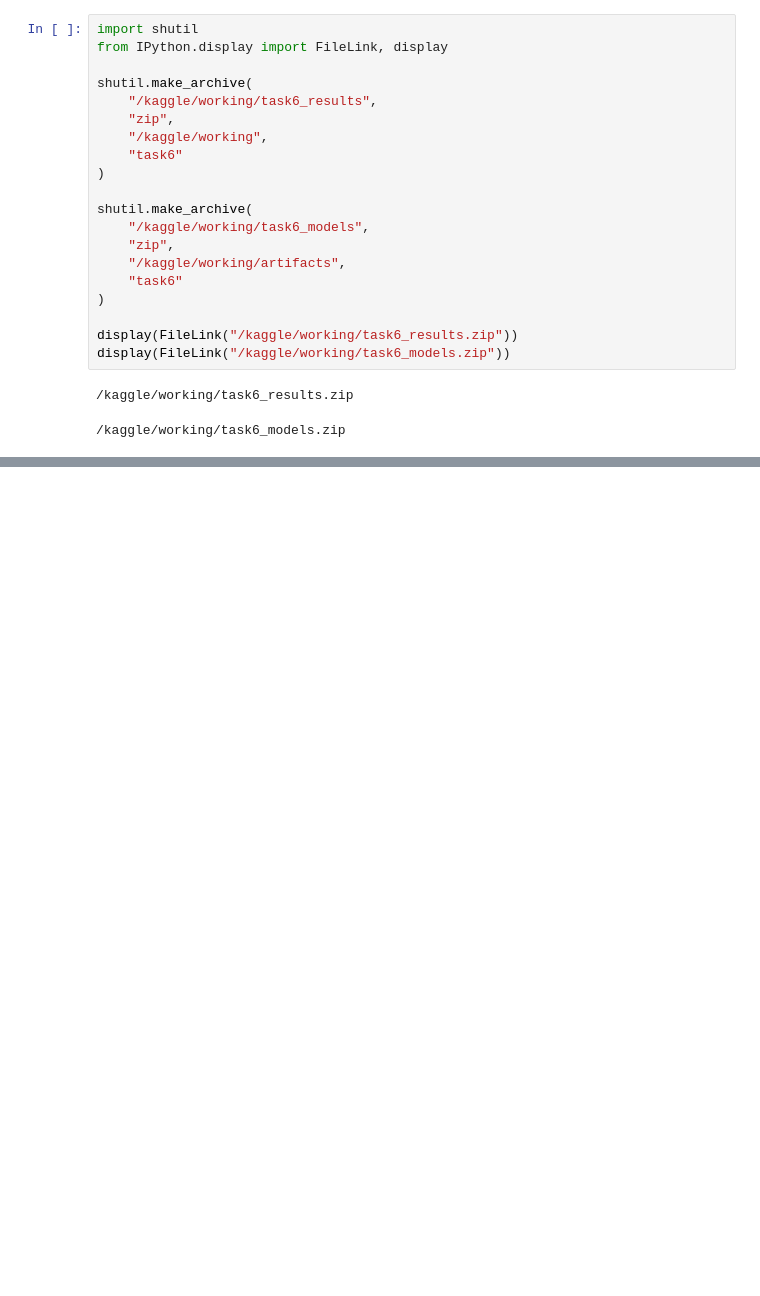
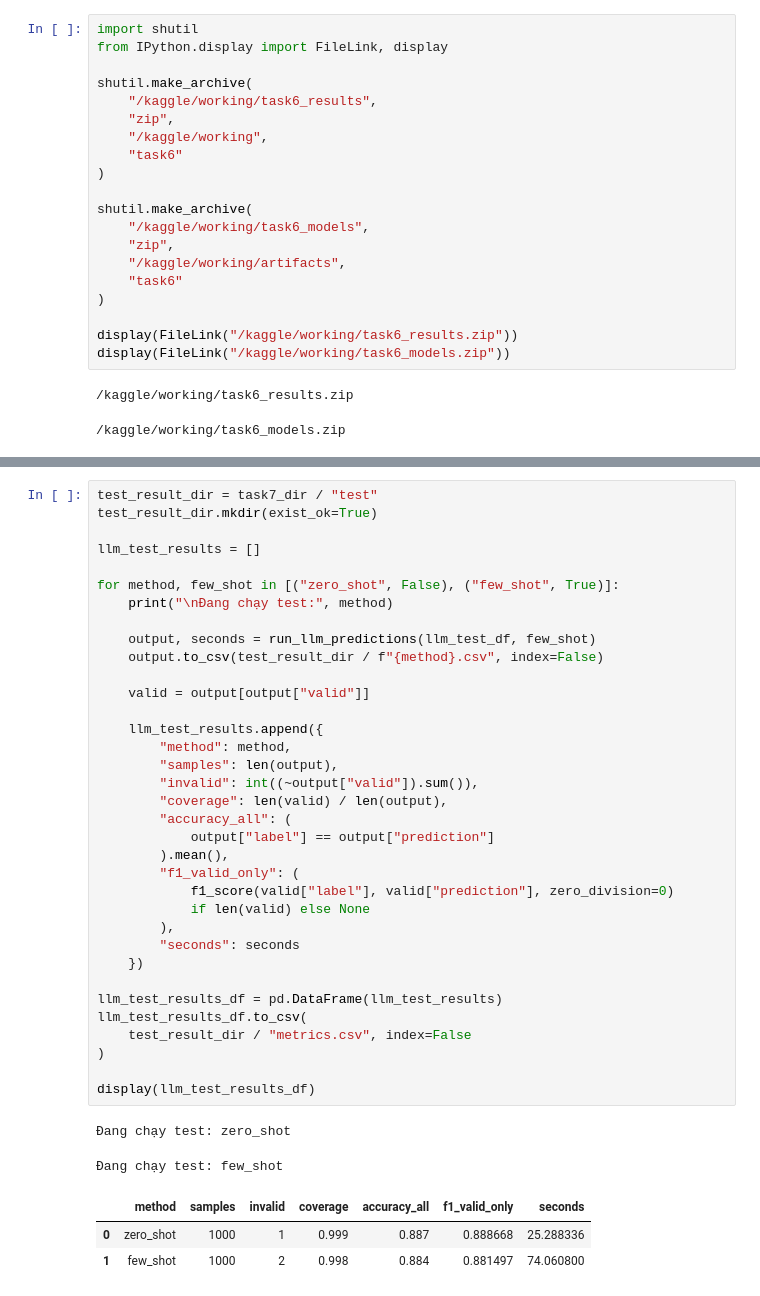
Before and after one commit to bangphan1311/NLP, a Jupyter notebook: HW03_IMDB/notebooks/hw03-imdb-sentiment.ipynb, the cells around one changed output, grey strips where cells are left out. Saved outputs shown, nothing was run; the diff lists cells and outputs as text; blank space fills up the shorter version.

```diff
--- a/HW03_IMDB/notebooks/hw03-imdb-sentiment.ipynb
+++ b/HW03_IMDB/notebooks/hw03-imdb-sentiment.ipynb
@@ -2499,0 +2799,41 @@ display(FileLink("/kaggle/working/task6_models.zip"))
+# %%
+test_result_dir = task7_dir / "test"
+test_result_dir.mkdir(exist_ok=True)
+
+llm_test_results = []
+
+for method, few_shot in [("zero_shot", False), ("few_shot", True)]:
+    print("\nĐang chạy test:", method)
+
+    output, seconds = run_llm_predictions(llm_test_df, few_shot)
+    output.to_csv(test_result_dir / f"{method}.csv", index=False)
+
+    valid = output[output["valid"]]
+
+    llm_test_results.append({
+        "method": method,
+        "samples": len(output),
+        "invalid": int((~output["valid"]).sum()),
+        "coverage": len(valid) / len(output),
+        "accuracy_all": (
+            output["label"] == output["prediction"]
+        ).mean(),
+        "f1_valid_only": (
+            f1_score(valid["label"], valid["prediction"], zero_division=0)
+            if len(valid) else None
+        ),
+        "seconds": seconds
+    })
+
+llm_test_results_df = pd.DataFrame(llm_test_results)
+llm_test_results_df.to_csv(
+    test_result_dir / "metrics.csv", index=False
+)
+
+display(llm_test_results_df)
+# %% [output]
+Đang chạy test: zero_shot
+Đang chạy test: few_shot
+|  | method | samples | invalid | coverage | accuracy_all | f1_valid_only | seconds |
+| 0 | zero_shot | 1000 | 1 | 0.999 | 0.887 | 0.888668 | 25.288336 |
+| 1 | few_shot | 1000 | 2 | 0.998 | 0.884 | 0.881497 | 74.060800 |
```
Also changed, not shown: parts of 9 cells of this notebook, 14 other files.
